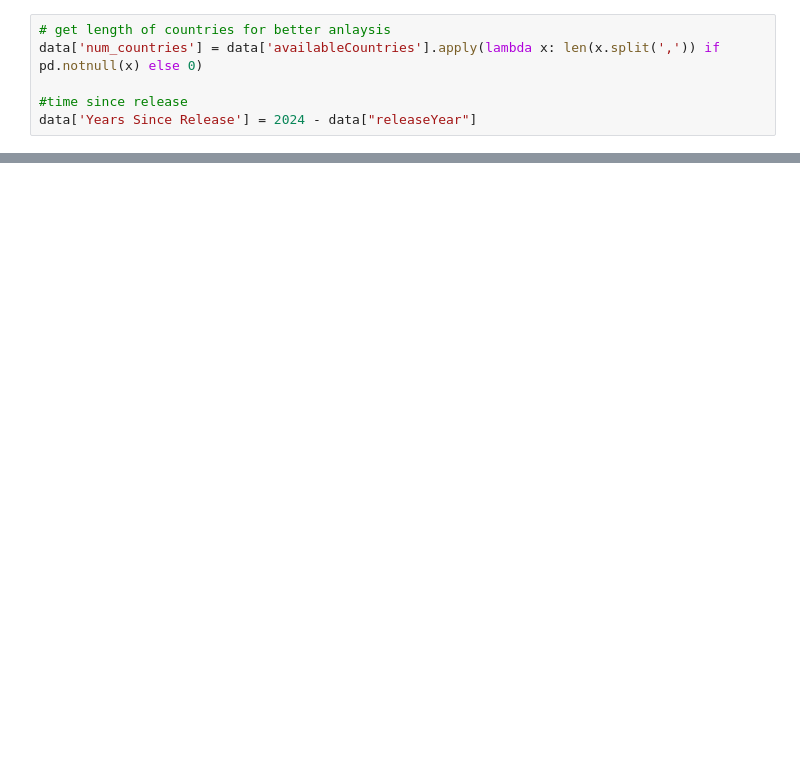
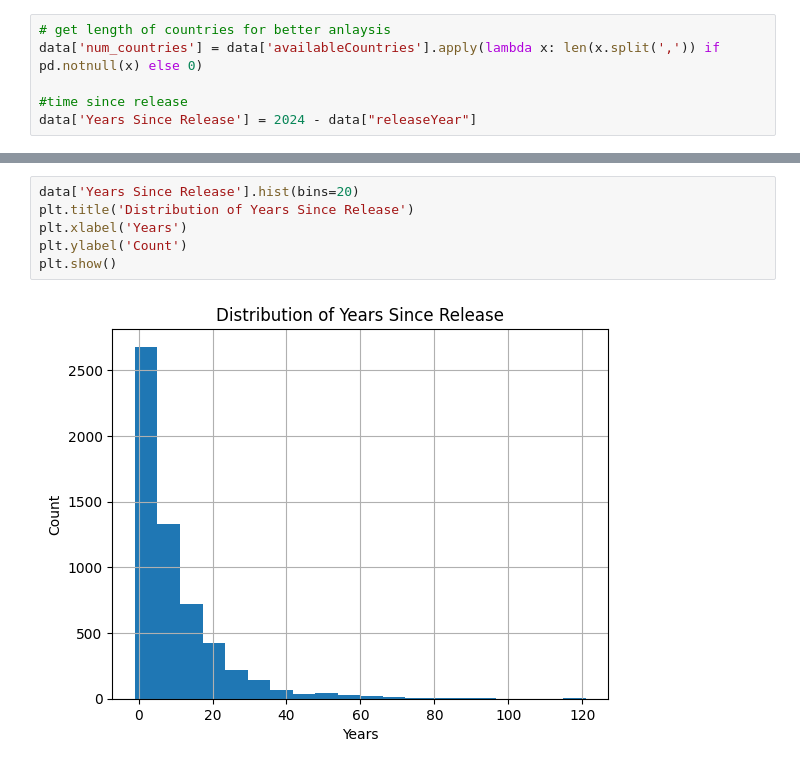
Before and after one commit to umenyioraj/HBO_Prediction, a Jupyter notebook: Code/Show_renewal.ipynb, the cells around one changed output, grey strips where cells are left out. Drawn from its saved outputs; the diff is of its cells as text; blank space fills up the shorter version.

```diff
--- a/Code/Show_renewal.ipynb
+++ b/Code/Show_renewal.ipynb
@@ -33,3 +33,11 @@ data.head()
 | 2 | Eternal Sunshine of the Spotless ... | movie | Drama, Romance, Sci-Fi | 2004.0 | tt0338013 | 8.3 | 1105967.0 | AG, AR, BB, BO, BS, BZ, CL, CO, C... | ... |
 | 3 | A History of Violence | movie | Action, Crime, Drama | 2005.0 | tt0399146 | 7.4 | 259262.0 | AG, AR, BB, BO, BR, BS, BZ, CL, C... | ... |
 | 4 | 2001: A Space Odyssey | movie | Adventure, Sci-Fi | 1968.0 | tt0062622 | 8.3 | 736401.0 | AD, AG, AR, BB, BE, BO, BR, BS, B... | ... |
+# %%
+data['Years Since Release'].hist(bins=20)
+plt.title('Distribution of Years Since Release')
+plt.xlabel('Years')
+plt.ylabel('Count')
+plt.show()
+# %% [output]
+[figure, added]
```
Also changed, not shown: parts of 2 cells of this notebook.
